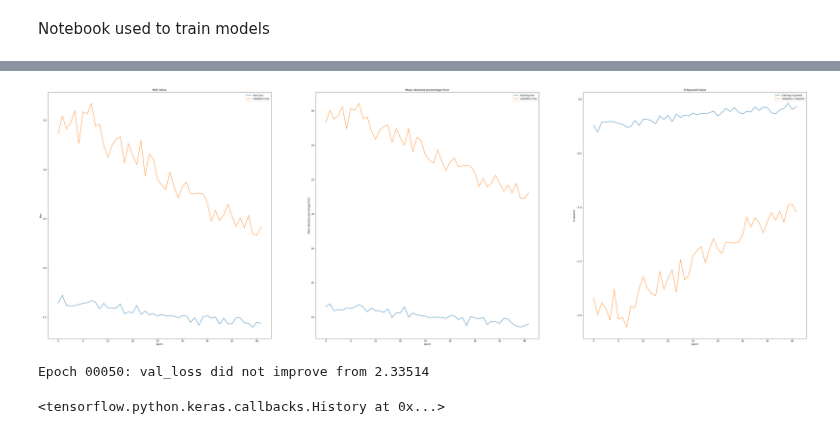
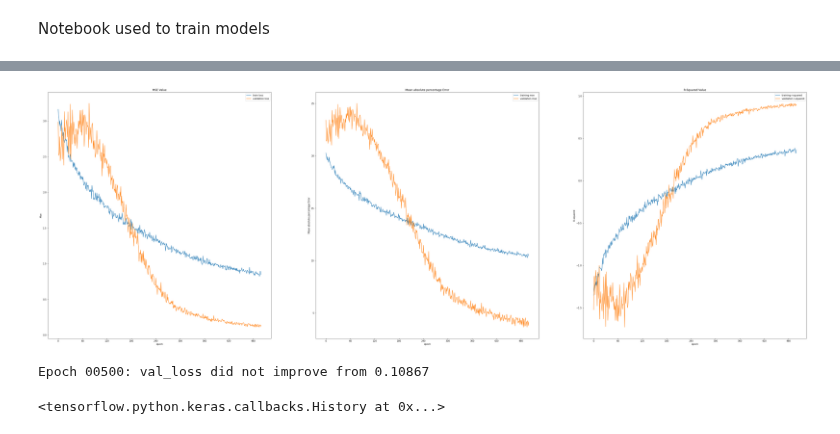
Before and after one commit to p-owens/MAI, a Jupyter notebook: single_ch_model.ipynb, the cells around one changed output, grey strips where cells are left out. Drawn from its saved outputs; the diff is of its cells as text; code cells hidden in the pictures.

```diff
--- a/single_ch_model.ipynb
+++ b/single_ch_model.ipynb
@@ -229,28 +232,28 @@ os.mkdir(path)
 # %%
 #callback for plotting the model metrics
 #path = "checkpoint4/"
-file_name = "training_2/ch_{0}.ckpt".format(ch)
+file_name = "checkpoint/ch_{0}.ckpt".format(ch)
 log_file = "model_ch_{0}.csv".format(ch)
 csv_log = CSVLogger(log_file)
 
 pltCallBack = PlotLossAccuracy()
 #callback for saving the model
 checkpoint_callback = tf.keras.callbacks.ModelCheckpoint(filepath= file_name, #path + file_name + "ep_{epoch:02d}_mse_{val_loss:.2f}_pct_err_{val_mean_absolute_percentage_error:.2f}.ckpt", #
                                                   monitor='val_loss',
                                                   verbose=1,
                                                   save_freq="epoch",
                                                   save_weights_only=False,
                                                   save_best_only=True,
                                                   mode='min')
 
 batchSize = 400
 
 # and train
 model.fit(x_train, y_train,
-                    batch_size=batchSize, epochs=50,   #500 ephocs gives ~ 5% error
+                    batch_size=batchSize, epochs=500,   #500 ephocs gives ~ 5% error
                     validation_data=(x_val, y_val),
                     callbacks=[pltCallBack, checkpoint_callback, csv_log])
 # %% [output]
-[figure, old version]
+[figure, new version]
-Epoch 00050: val_loss did not improve from 2.33514
+Epoch 00500: val_loss did not improve from 0.10867
 <tensorflow.python.keras.callbacks.History at 0x...>
```
Also changed, not shown: parts of 11 cells of this notebook, 6 other files.
